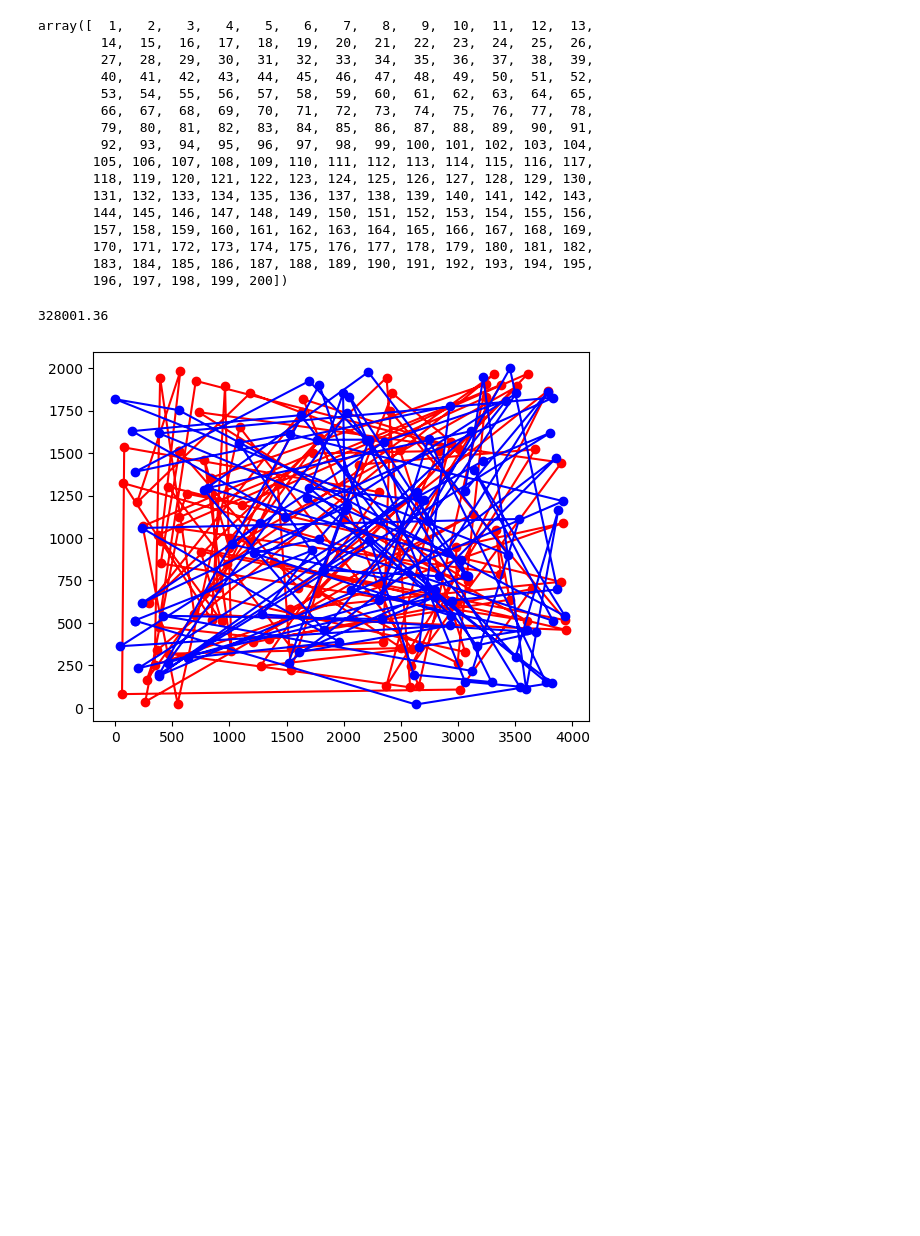
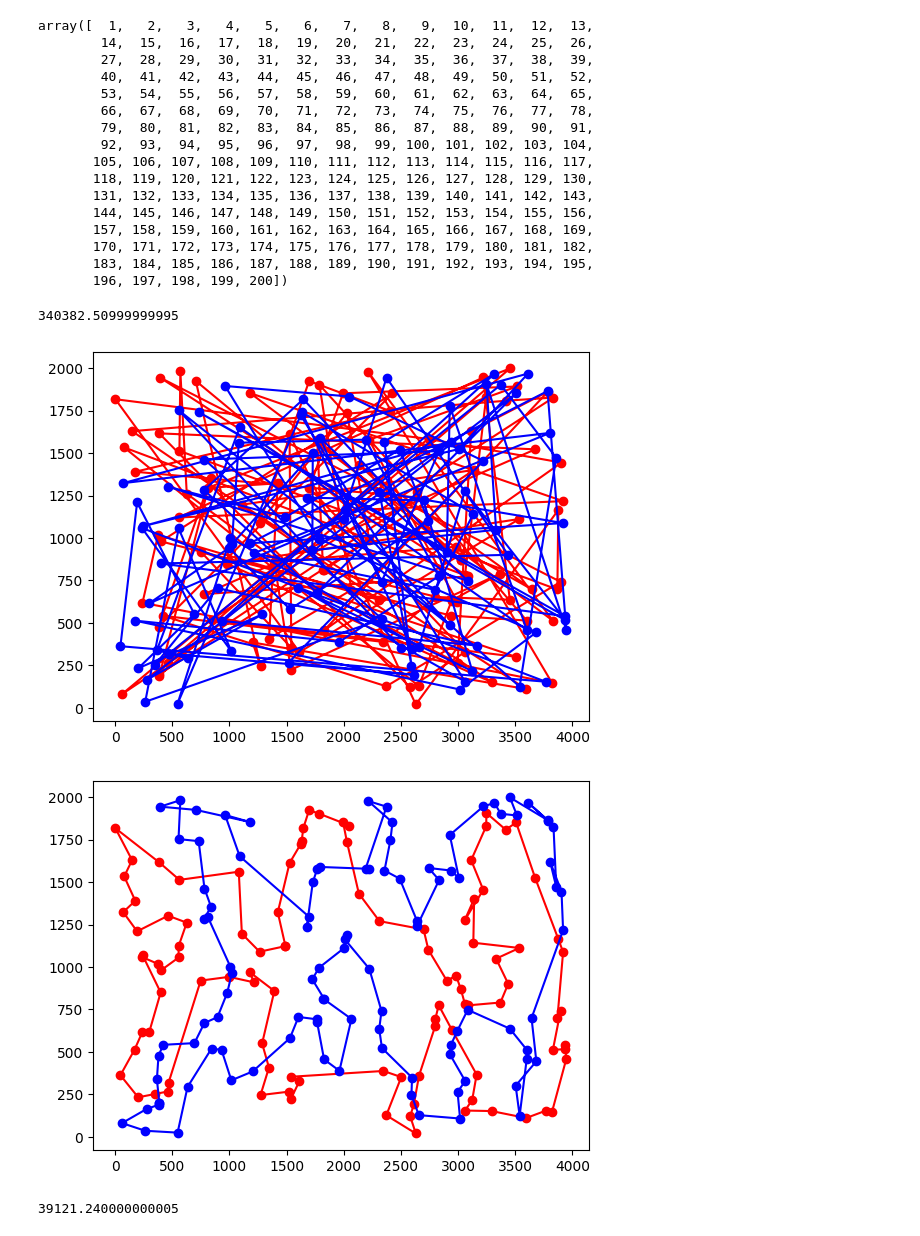
Before and after one commit to majsterkovic/imo, a Jupyter notebook: lab3/local-search-python/code.ipynb, the cells around one changed output. Drawn from its saved outputs; the diff is of its cells as text; code cells hidden in the pictures; blank space fills up the shorter version.

Commit message:
Small plot

```diff
--- a/lab3/local-search-python/code.ipynb
+++ b/lab3/local-search-python/code.ipynb
@@ -10,7 +10,7 @@ from IPython.display import clear_output
 import time
 # %%
 FILENAME = 'kroB200.tsp'
-VISUALIZE = True
+VISUALIZE = False
 # %%
 
 def read_data_file(file_name: str) -> Dict[Any, Any]:
@@ -205,7 +205,7 @@ def calculate_cycles_length(cycle1: List, cycle2: List, distance_matrix: np.ndar
             length += distance_matrix[cycle[i-1]][cycle[i]]
         total_length += length
 
-    return round(total_length, 2)
+    return total_length
 # %%
 def rank_move(move, cycle1, cycle2):
     subdistance_before = 0
@@ -247,32 +247,23 @@ def rank_move(move, cycle1, cycle2):
         subdistance_before += distance[a_prev][a] + distance[b][b_next]
         subdistance_after += distance[a_prev][b] + distance[a][b_next]
 
-    delta = subdistance_after - subdistance_before
-    return round(delta, 2)
+    return subdistance_after - subdistance_before
 # %%
 def local_search_steepest(cycle1, cycle2, distance):
 
-    # cycle1 = copy.deepcopy(cycle1)
-    # cycle2 = copy.deepcopy(cycle2)
-
     moves = generate_moves(cycle1)
 
-    iter = 0
     while True:
 
         best_move = None
         best_delta = 0
 
-        iter += 1
-
         for move in moves:
 
             delta = rank_move(move, cycle1, cycle2)
-
             if delta < best_delta:
                 best_move = move
                 best_delta = delta
-
 
         if best_delta < 0:
             cycle1, cycle2 = apply_move(best_move, cycle1, cycle2)
@@ -289,12 +280,15 @@ random_cycle1, random_cycle2 = random_cycle(get_nodes(data))
 print(calculate_cycles_length(random_cycle1, random_cycle2, distance))
 plot_cycles(random_cycle1, random_cycle2, data)
 # %% [output]
-328001.36
+340382.50999999995
-[figure, old version]
+[figure, new version]
 # %%
-#c1, c2 = local_search_steepest(random_cycle1, random_cycle2, distance)
-#plot_cycles(c1, c2, data)
-#calculate_cycles_length(c1, c2, distance)
+c1, c2 = local_search_steepest(random_cycle1, random_cycle2, distance)
+plot_cycles(c1, c2, data)
+calculate_cycles_length(c1, c2, distance)
+# %% [output]
+[figure, added]
+39121.240000000005
 # %%
 def compute_k_closest_neighbours(distance, k):
     dist = distance[1:, 1:]
```
Also changed, not shown: parts of 5 cells of this notebook.
